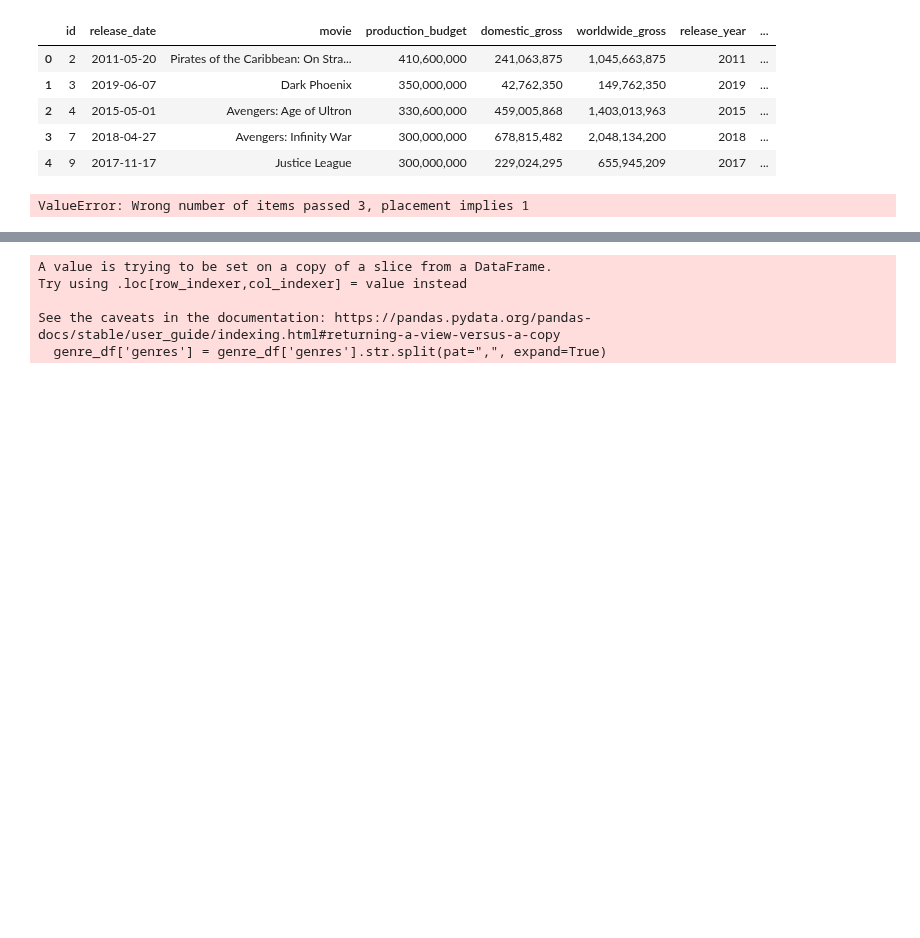
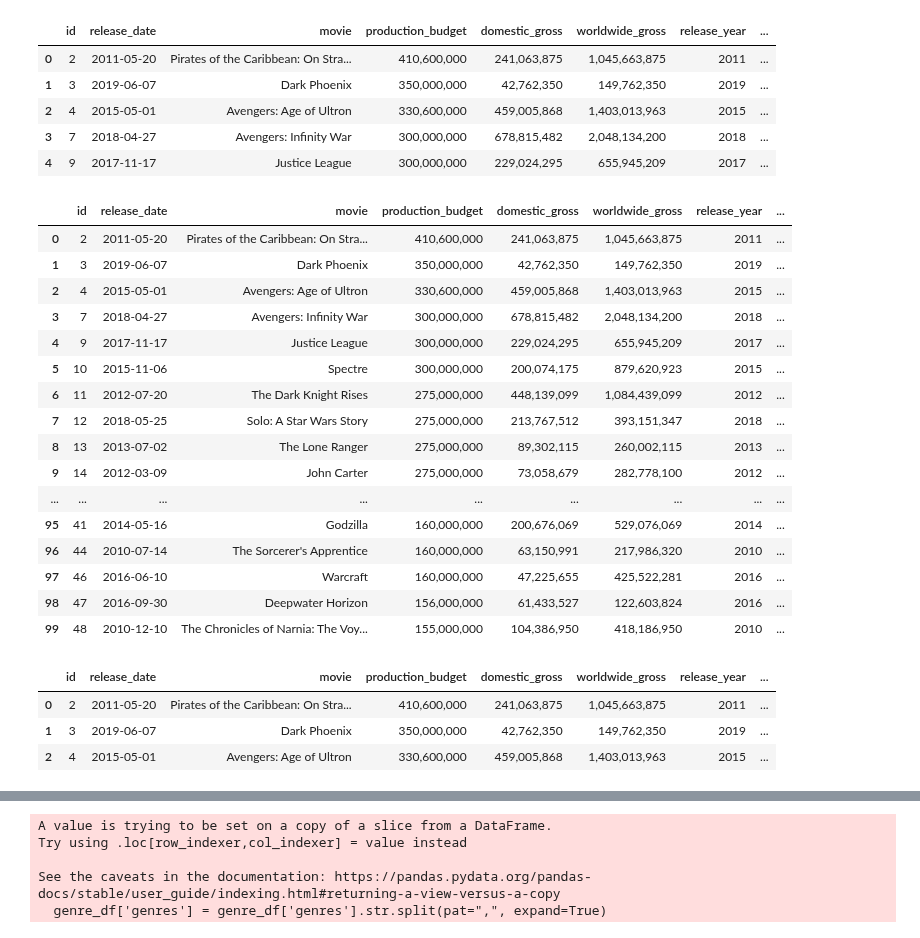
Before and after one commit to jxn628/dsc-phase-1-project, a Jupyter notebook: student.ipynb, the cells around one changed output, grey strips where cells are left out. Saved outputs shown, nothing was run; the diff lists cells and outputs as text; code cells hidden in the pictures; blank space fills up the shorter version.

```diff
--- a/student.ipynb
+++ b/student.ipynb
@@ -1158,7 +1158,23 @@ project_df_2.head()
 | 3 | 7 | 2018-04-27 | Avengers: Infinity War | 300,000,000 | 678,815,482 | 2,048,134,200 | 2018 | ... |
 | 4 | 9 | 2017-11-17 | Justice League | 300,000,000 | 229,024,295 | 655,945,209 | 2017 | ... |
 # %%
-project_df_2['genre_1', 'genre_2', 'genre_3'] = project_df_2['genres'].str.split(pat=",", expand=True)
-project_df_2.head(3)
+project_df_2[['genre_1', 'genre_2', 'genre_3']] = project_df_2['genres'].str.split(pat=",", expand=True)
+project_df_2.head(100)
 # %% [output]
-ValueError: Wrong number of items passed 3, placement implies 1
+|  | id | release_date | movie | production_budget | domestic_gross | worldwide_gross | release_year | ... |
+| 0 | 2 | 2011-05-20 | Pirates of the Caribbean: On Stra... | 410,600,000 | 241,063,875 | 1,045,663,875 | 2011 | ... |
+| 1 | 3 | 2019-06-07 | Dark Phoenix | 350,000,000 | 42,762,350 | 149,762,350 | 2019 | ... |
+| 2 | 4 | 2015-05-01 | Avengers: Age of Ultron | 330,600,000 | 459,005,868 | 1,403,013,963 | 2015 | ... |
+| 3 | 7 | 2018-04-27 | Avengers: Infinity War | 300,000,000 | 678,815,482 | 2,048,134,200 | 2018 | ... |
+| 4 | 9 | 2017-11-17 | Justice League | 300,000,000 | 229,024,295 | 655,945,209 | 2017 | ... |
+| 5 | 10 | 2015-11-06 | Spectre | 300,000,000 | 200,074,175 | 879,620,923 | 2015 | ... |
+| 6 | 11 | 2012-07-20 | The Dark Knight Rises | 275,000,000 | 448,139,099 | 1,084,439,099 | 2012 | ... |
+| 7 | 12 | 2018-05-25 | Solo: A Star Wars Story | 275,000,000 | 213,767,512 | 393,151,347 | 2018 | ... |
+| 8 | 13 | 2013-07-02 | The Lone Ranger | 275,000,000 | 89,302,115 | 260,002,115 | 2013 | ... |
+| 9 | 14 | 2012-03-09 | John Carter | 275,000,000 | 73,058,679 | 282,778,100 | 2012 | ... |
+| ... | ... | ... | ... | ... | ... | ... | ... | ... |
+| 95 | 41 | 2014-05-16 | Godzilla | 160,000,000 | 200,676,069 | 529,076,069 | 2014 | ... |
+| 96 | 44 | 2010-07-14 | The Sorcerer's Apprentice | 160,000,000 | 63,150,991 | 217,986,320 | 2010 | ... |
+| 97 | 46 | 2016-06-10 | Warcraft | 160,000,000 | 47,225,655 | 425,522,281 | 2016 | ... |
+| 98 | 47 | 2016-09-30 | Deepwater Horizon | 156,000,000 | 61,433,527 | 122,603,824 | 2016 | ... |
+| 99 | 48 | 2010-12-10 | The Chronicles of Narnia: The Voy... | 155,000,000 | 104,386,950 | 418,186,950 | 2010 | ... |
@@ -1164,0 +1184,7 @@ ValueError: Wrong number of items passed 3, placement implies 1
+# %%
+project_df_master.head(3)
+# %% [output]
+|  | id | release_date | movie | production_budget | domestic_gross | worldwide_gross | release_year | ... |
+| 0 | 2 | 2011-05-20 | Pirates of the Caribbean: On Stra... | 410,600,000 | 241,063,875 | 1,045,663,875 | 2011 | ... |
+| 1 | 3 | 2019-06-07 | Dark Phoenix | 350,000,000 | 42,762,350 | 149,762,350 | 2019 | ... |
+| 2 | 4 | 2015-05-01 | Avengers: Age of Ultron | 330,600,000 | 459,005,868 | 1,403,013,963 | 2015 | ... |
```
Also changed, not shown: parts of 39 cells of this notebook.
